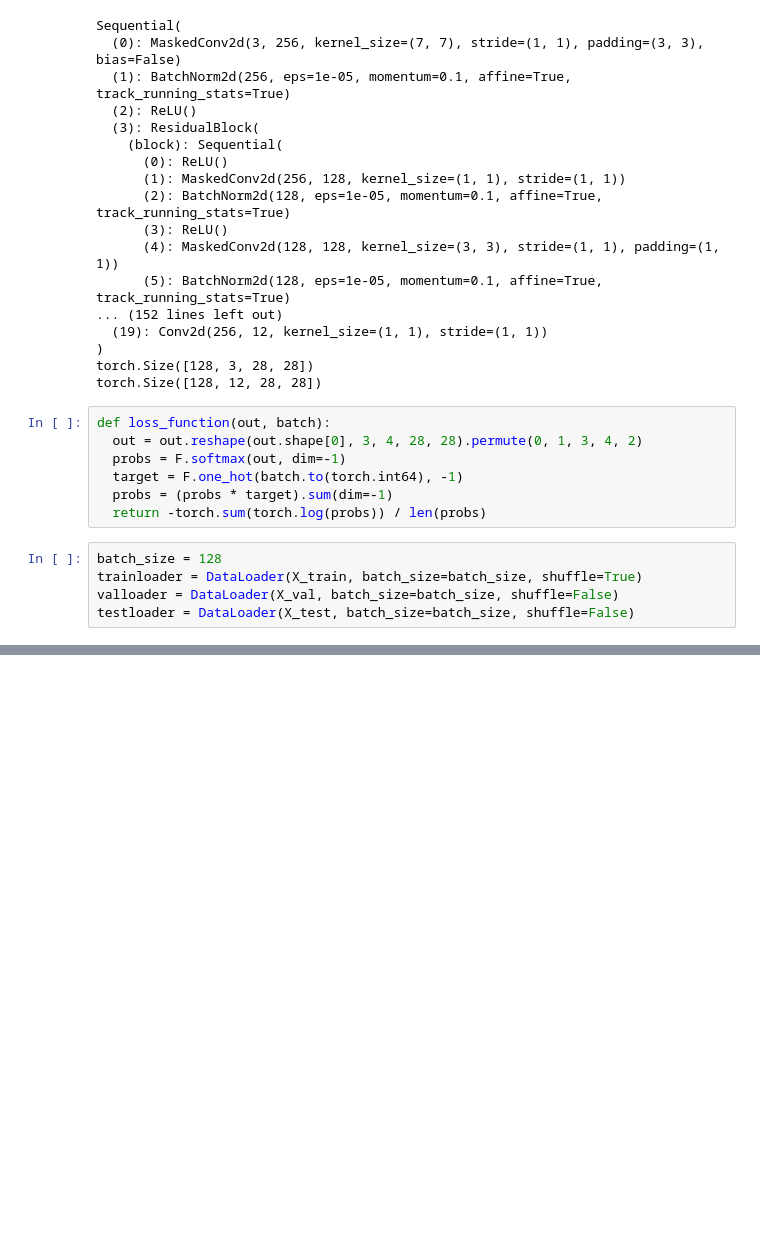
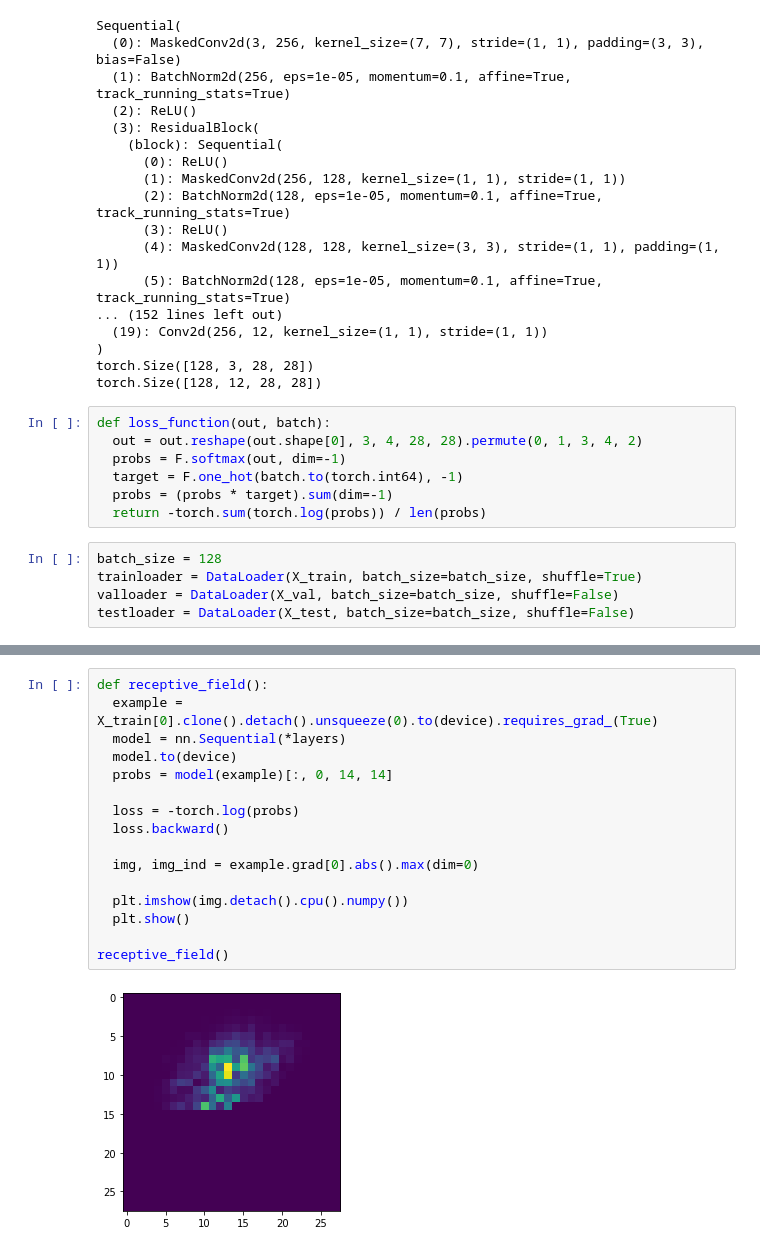
Before and after one commit to RamSaw/deep-unsupervised-learning, a Jupyter notebook: HW01_3.ipynb, the cells around one changed output, grey strips where cells are left out. Saved outputs shown, nothing was run; the diff lists cells and outputs as text; blank space fills up the shorter version.

```diff
--- a/HW01_3.ipynb
+++ b/HW01_3.ipynb
@@ -255,0 +318,18 @@ plt.show()
+# %%
+def receptive_field():
+  example = X_train[0].clone().detach().unsqueeze(0).to(device).requires_grad_(True)
+  model = nn.Sequential(*layers)
+  model.to(device)
+  probs = model(example)[:, 0, 14, 14]
+
+  loss = -torch.log(probs)
+  loss.backward()
+
+  img, img_ind = example.grad[0].abs().max(dim=0)
+
+  plt.imshow(img.detach().cpu().numpy())
+  plt.show()
+
+receptive_field()
+# %% [output]
+[figure, added]
```
Also changed, not shown: parts of 9 cells of this notebook.
